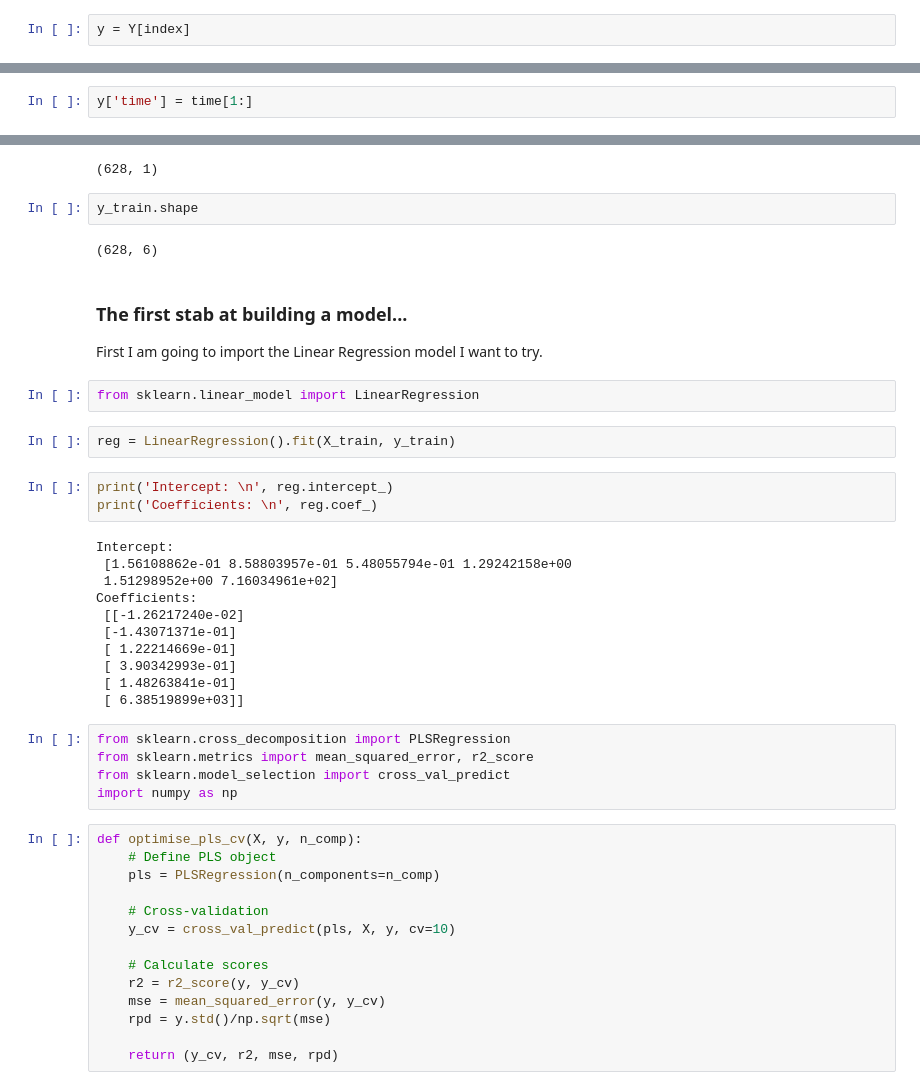
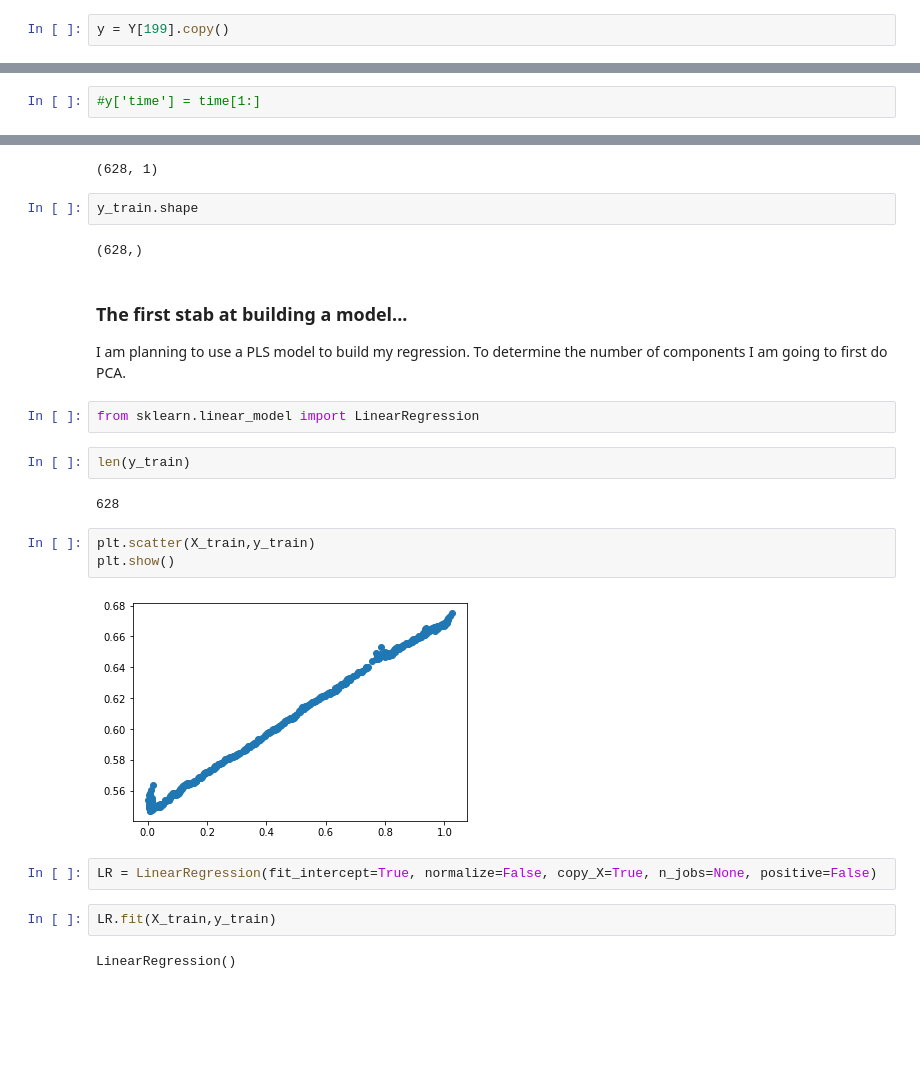
Before and after one commit to michaellaephillips/THzProject, a Jupyter notebook: THzProject.ipynb, the cells around one changed output, grey strips where cells are left out. Saved outputs shown, nothing was run; the diff lists cells and outputs as text; blank space fills up the shorter version.

```diff
--- a/THzProject.ipynb
+++ b/THzProject.ipynb
@@ -176,7 +192,7 @@ print(index)
 # %% [output]
 [88, 270, 199, 371, 418]
 # %%
-y = Y[index]
+y = Y[199].copy()
 # %%
 y
 # %% [output]
@@ -203,4 +218,4 @@ Index(['cm-1',     10,     20,     30,     40,     50,     60,     70,     80,
          7860],
       dtype='object', length=787)
 # %%
-y['time'] = time[1:]
+#y['time'] = time[1:]
@@ -233,45 +242,25 @@ X_train.shape
 # %%
 y_train.shape
 # %% [output]
-(628, 6)
+(628,)
-# %% [markdown]
-### The first stab at building a model...
-
-First I am going to import the Linear Regression model I want to try.
+# %% [markdown]
+### The first stab at building a model...
+
+I am planning to use a PLS model to build my regression. To determine the number of components I am going to first do PCA.
 # %%
 from sklearn.linear_model import LinearRegression
+# %%
+len(y_train)
+# %% [output]
+628
+# %%
+plt.scatter(X_train,y_train)
+plt.show()
+# %% [output]
+[figure, added]
+# %%
+LR = LinearRegression(fit_intercept=True, normalize=False, copy_X=True, n_jobs=None, positive=False)
 # %%
-reg = LinearRegression().fit(X_train, y_train)
+LR.fit(X_train,y_train)
+# %% [output]
+LinearRegression()
-# %%
-print('Intercept: \n', reg.intercept_)
-print('Coefficients: \n', reg.coef_)
-# %% [output]
-Intercept:
- [1.56108862e-01 8.58803957e-01 5.48055794e-01 1.29242158e+00
- 1.51298952e+00 7.16034961e+02]
-Coefficients:
- [[-1.26217240e-02]
- [-1.43071371e-01]
- [ 1.22214669e-01]
- [ 3.90342993e-01]
- [ 1.48263841e-01]
- [ 6.38519899e+03]]
-# %%
-from sklearn.cross_decomposition import PLSRegression
-from sklearn.metrics import mean_squared_error, r2_score
-from sklearn.model_selection import cross_val_predict
-import numpy as np
-# %%
-def optimise_pls_cv(X, y, n_comp):
-    # Define PLS object
-    pls = PLSRegression(n_components=n_comp)
-
-    # Cross-validation
-    y_cv = cross_val_predict(pls, X, y, cv=10)
-
-    # Calculate scores
-    r2 = r2_score(y, y_cv)
-    mse = mean_squared_error(y, y_cv)
-    rpd = y.std()/np.sqrt(mse)
-
-    return (y_cv, r2, mse, rpd)
```
Also changed, not shown: parts of 25 cells of this notebook.
